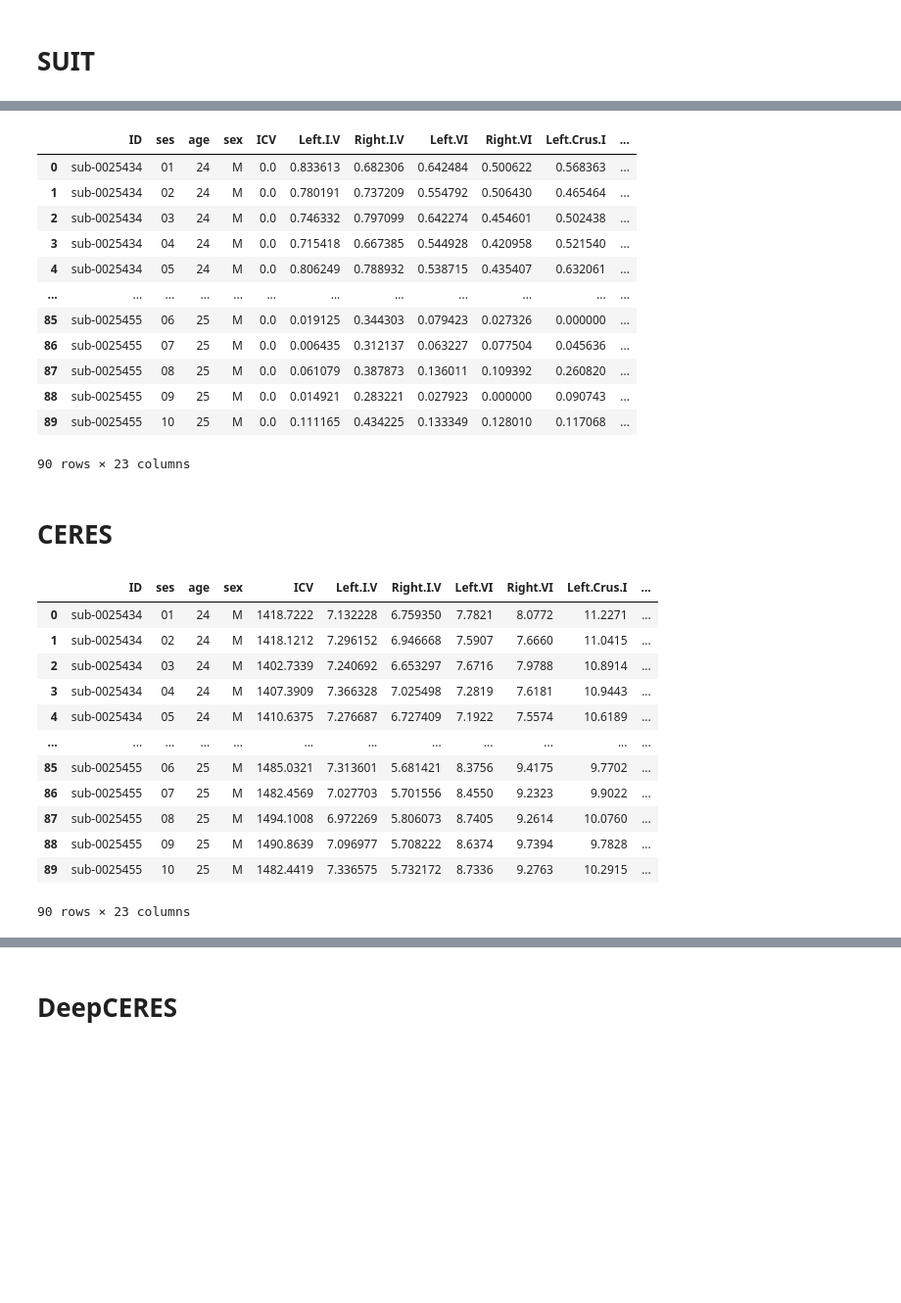
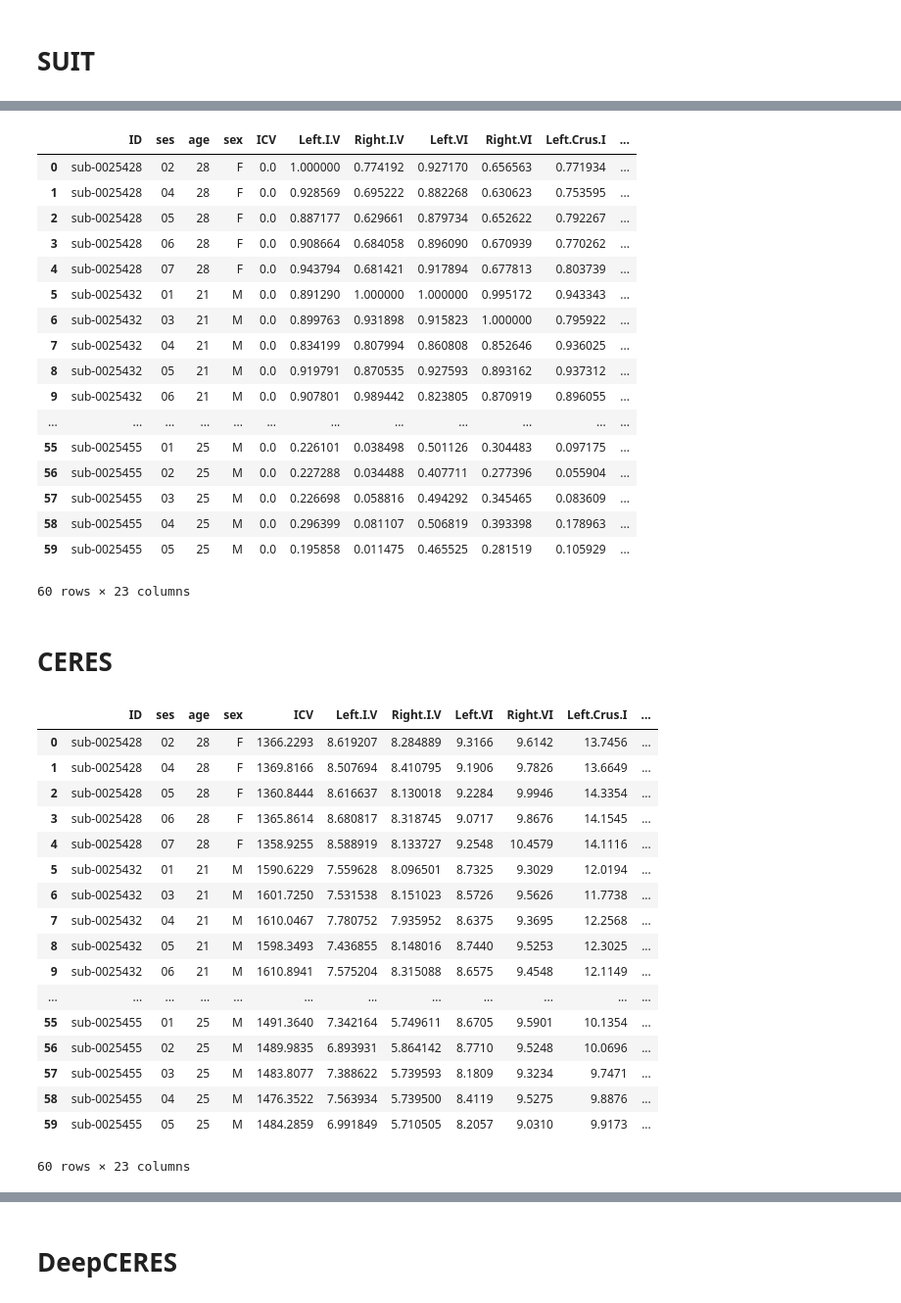
Before and after one commit to kchardon/reliability-cerebellar-volumetry, a Jupyter notebook: code/data_prep.ipynb, the cells around one changed output, grey strips where cells are left out. Shown at 98% size. Drawn from its saved outputs; the diff is of its cells as text; code cells hidden in the pictures; blank space fills up the shorter version.

```diff
--- a/code/data_prep.ipynb
+++ b/code/data_prep.ipynb
@@ -203,7 +216,7 @@ all_data = []
 for sub in subjects_list:
     sessions = subjects[subjects['ID']==sub]['good_ses'].iloc[0].split(';')
     for ses in sessions:
-            ses_str = f"{ses:02d}"
+            ses_str = f"{int(ses):02d}"
 
             # Get the matching file (for given subject and given session)
             dataFile = os.path.join(suit, sub, f"ses-{ses_str}", f"{sub}_ses-{ses_str}_volumes.csv")
@@ -275,18 +293,23 @@ if save :
 suit_scaled
 # %% [output]
 |  | ID | ses | age | sex | ICV | Left.I.V | Right.I.V | Left.VI | Right.VI | Left.Crus.I | ... |
-| 0 | sub-0025434 | 01 | 24 | M | 0.0 | 0.833613 | 0.682306 | 0.642484 | 0.500622 | 0.568363 | ... |
-| 1 | sub-0025434 | 02 | 24 | M | 0.0 | 0.780191 | 0.737209 | 0.554792 | 0.506430 | 0.465464 | ... |
-| 2 | sub-0025434 | 03 | 24 | M | 0.0 | 0.746332 | 0.797099 | 0.642274 | 0.454601 | 0.502438 | ... |
-| 3 | sub-0025434 | 04 | 24 | M | 0.0 | 0.715418 | 0.667385 | 0.544928 | 0.420958 | 0.521540 | ... |
-| 4 | sub-0025434 | 05 | 24 | M | 0.0 | 0.806249 | 0.788932 | 0.538715 | 0.435407 | 0.632061 | ... |
+| 0 | sub-0025428 | 02 | 28 | F | 0.0 | 1.000000 | 0.774192 | 0.927170 | 0.656563 | 0.771934 | ... |
+| 1 | sub-0025428 | 04 | 28 | F | 0.0 | 0.928569 | 0.695222 | 0.882268 | 0.630623 | 0.753595 | ... |
+| 2 | sub-0025428 | 05 | 28 | F | 0.0 | 0.887177 | 0.629661 | 0.879734 | 0.652622 | 0.792267 | ... |
+| 3 | sub-0025428 | 06 | 28 | F | 0.0 | 0.908664 | 0.684058 | 0.896090 | 0.670939 | 0.770262 | ... |
+| 4 | sub-0025428 | 07 | 28 | F | 0.0 | 0.943794 | 0.681421 | 0.917894 | 0.677813 | 0.803739 | ... |
+| 5 | sub-0025432 | 01 | 21 | M | 0.0 | 0.891290 | 1.000000 | 1.000000 | 0.995172 | 0.943343 | ... |
+| 6 | sub-0025432 | 03 | 21 | M | 0.0 | 0.899763 | 0.931898 | 0.915823 | 1.000000 | 0.795922 | ... |
+| 7 | sub-0025432 | 04 | 21 | M | 0.0 | 0.834199 | 0.807994 | 0.860808 | 0.852646 | 0.936025 | ... |
+| 8 | sub-0025432 | 05 | 21 | M | 0.0 | 0.919791 | 0.870535 | 0.927593 | 0.893162 | 0.937312 | ... |
+| 9 | sub-0025432 | 06 | 21 | M | 0.0 | 0.907801 | 0.989442 | 0.823805 | 0.870919 | 0.896055 | ... |
 | ... | ... | ... | ... | ... | ... | ... | ... | ... | ... | ... | ... |
-| 85 | sub-0025455 | 06 | 25 | M | 0.0 | 0.019125 | 0.344303 | 0.079423 | 0.027326 | 0.000000 | ... |
-| 86 | sub-0025455 | 07 | 25 | M | 0.0 | 0.006435 | 0.312137 | 0.063227 | 0.077504 | 0.045636 | ... |
-| 87 | sub-0025455 | 08 | 25 | M | 0.0 | 0.061079 | 0.387873 | 0.136011 | 0.109392 | 0.260820 | ... |
-| 88 | sub-0025455 | 09 | 25 | M | 0.0 | 0.014921 | 0.283221 | 0.027923 | 0.000000 | 0.090743 | ... |
-| 89 | sub-0025455 | 10 | 25 | M | 0.0 | 0.111165 | 0.434225 | 0.133349 | 0.128010 | 0.117068 | ... |
+| 55 | sub-0025455 | 01 | 25 | M | 0.0 | 0.226101 | 0.038498 | 0.501126 | 0.304483 | 0.097175 | ... |
+| 56 | sub-0025455 | 02 | 25 | M | 0.0 | 0.227288 | 0.034488 | 0.407711 | 0.277396 | 0.055904 | ... |
+| 57 | sub-0025455 | 03 | 25 | M | 0.0 | 0.226698 | 0.058816 | 0.494292 | 0.345465 | 0.083609 | ... |
+| 58 | sub-0025455 | 04 | 25 | M | 0.0 | 0.296399 | 0.081107 | 0.506819 | 0.393398 | 0.178963 | ... |
+| 59 | sub-0025455 | 05 | 25 | M | 0.0 | 0.195858 | 0.011475 | 0.465525 | 0.281519 | 0.105929 | ... |
-90 rows × 23 columns
+60 rows × 23 columns
 # %% [markdown]
 # CERES
 # %%
@@ -326,7 +349,7 @@ all_data = []
 for sub in subjects_list:
     sessions = subjects[subjects['ID']==sub]['good_ses'].iloc[0].split(';')
     for ses in sessions:
-        ses_str = f"{ses:02d}"
+        ses_str = f"{int(ses):02d}"
 
         # Get the matching file (for given subject and given session)
         dataFile = glob.glob(os.path.join(ceres, 'output', f"{sub}_ses-{ses_str}_T1w_job*_archive", "report_job*.csv"))[0]
@@ -338,45 +361,50 @@ for sub in subjects_list:
         data = data[list(col.keys())].rename(columns=col)
 
         # Group I.II, III, IV and V into I.V
         data.insert(4, "Left.I.V", data["Left.I.II"] + data["Left.III"] + data["Left.IV"] + data["Left.V"])
         data.insert(4, "Right.I.V", data["Right.I.II"] + data["Right.III"] + data["Right.IV"] + data["Right.V"])
         data = data.drop(["Left.I.II", "Left.III", "Left.IV", "Left.V", "Right.I.II", "Right.III", "Right.IV", "Right.V"], axis = 1)
 
         # Add Subject ID and Session columns at the beginning
         data.insert(0, 'ses', ses_str)
         data.insert(0, 'ID', sub)
 
         # Append to the list
         all_data.append(data)
 
 # Concatenate all DataFrames into one
 ceres_df = pd.concat(all_data, ignore_index=True)
 
 # Merge with age and sex
 ceres_df= ceres_df.merge(subjects, on="ID", how="left")
 
 # Sort columns
 ceres_df = ceres_df[finalColumns]
 
 # Save it
 if save :
     ceres_df.to_csv(ceres+'ceres_all_volumes_cm3.csv', index=False)
 
 ceres_df
 # %% [output]
 |  | ID | ses | age | sex | ICV | Left.I.V | Right.I.V | Left.VI | Right.VI | Left.Crus.I | ... |
-| 0 | sub-0025434 | 01 | 24 | M | 1418.7222 | 7.132228 | 6.759350 | 7.7821 | 8.0772 | 11.2271 | ... |
-| 1 | sub-0025434 | 02 | 24 | M | 1418.1212 | 7.296152 | 6.946668 | 7.5907 | 7.6660 | 11.0415 | ... |
-| 2 | sub-0025434 | 03 | 24 | M | 1402.7339 | 7.240692 | 6.653297 | 7.6716 | 7.9788 | 10.8914 | ... |
-| 3 | sub-0025434 | 04 | 24 | M | 1407.3909 | 7.366328 | 7.025498 | 7.2819 | 7.6181 | 10.9443 | ... |
-| 4 | sub-0025434 | 05 | 24 | M | 1410.6375 | 7.276687 | 6.727409 | 7.1922 | 7.5574 | 10.6189 | ... |
+| 0 | sub-0025428 | 02 | 28 | F | 1366.2293 | 8.619207 | 8.284889 | 9.3166 | 9.6142 | 13.7456 | ... |
+| 1 | sub-0025428 | 04 | 28 | F | 1369.8166 | 8.507694 | 8.410795 | 9.1906 | 9.7826 | 13.6649 | ... |
+| 2 | sub-0025428 | 05 | 28 | F | 1360.8444 | 8.616637 | 8.130018 | 9.2284 | 9.9946 | 14.3354 | ... |
+| 3 | sub-0025428 | 06 | 28 | F | 1365.8614 | 8.680817 | 8.318745 | 9.0717 | 9.8676 | 14.1545 | ... |
+| 4 | sub-0025428 | 07 | 28 | F | 1358.9255 | 8.588919 | 8.133727 | 9.2548 | 10.4579 | 14.1116 | ... |
+| 5 | sub-0025432 | 01 | 21 | M | 1590.6229 | 7.559628 | 8.096501 | 8.7325 | 9.3029 | 12.0194 | ... |
+| 6 | sub-0025432 | 03 | 21 | M | 1601.7250 | 7.531538 | 8.151023 | 8.5726 | 9.5626 | 11.7738 | ... |
+| 7 | sub-0025432 | 04 | 21 | M | 1610.0467 | 7.780752 | 7.935952 | 8.6375 | 9.3695 | 12.2568 | ... |
+| 8 | sub-0025432 | 05 | 21 | M | 1598.3493 | 7.436855 | 8.148016 | 8.7440 | 9.5253 | 12.3025 | ... |
+| 9 | sub-0025432 | 06 | 21 | M | 1610.8941 | 7.575204 | 8.315088 | 8.6575 | 9.4548 | 12.1149 | ... |
 | ... | ... | ... | ... | ... | ... | ... | ... | ... | ... | ... | ... |
-| 85 | sub-0025455 | 06 | 25 | M | 1485.0321 | 7.313601 | 5.681421 | 8.3756 | 9.4175 | 9.7702 | ... |
-| 86 | sub-0025455 | 07 | 25 | M | 1482.4569 | 7.027703 | 5.701556 | 8.4550 | 9.2323 | 9.9022 | ... |
-| 87 | sub-0025455 | 08 | 25 | M | 1494.1008 | 6.972269 | 5.806073 | 8.7405 | 9.2614 | 10.0760 | ... |
-| 88 | sub-0025455 | 09 | 25 | M | 1490.8639 | 7.096977 | 5.708222 | 8.6374 | 9.7394 | 9.7828 | ... |
-| 89 | sub-0025455 | 10 | 25 | M | 1482.4419 | 7.336575 | 5.732172 | 8.7336 | 9.2763 | 10.2915 | ... |
+| 55 | sub-0025455 | 01 | 25 | M | 1491.3640 | 7.342164 | 5.749611 | 8.6705 | 9.5901 | 10.1354 | ... |
+| 56 | sub-0025455 | 02 | 25 | M | 1489.9835 | 6.893931 | 5.864142 | 8.7710 | 9.5248 | 10.0696 | ... |
+| 57 | sub-0025455 | 03 | 25 | M | 1483.8077 | 7.388622 | 5.739593 | 8.1809 | 9.3234 | 9.7471 | ... |
+| 58 | sub-0025455 | 04 | 25 | M | 1476.3522 | 7.563934 | 5.739500 | 8.4119 | 9.5275 | 9.8876 | ... |
+| 59 | sub-0025455 | 05 | 25 | M | 1484.2859 | 6.991849 | 5.710505 | 8.2057 | 9.0310 | 9.9173 | ... |
-90 rows × 23 columns
+60 rows × 23 columns
 # %%
 # Scale data
 scaler = MinMaxScaler()
```
Also changed, not shown: parts of 7 cells of this notebook.
